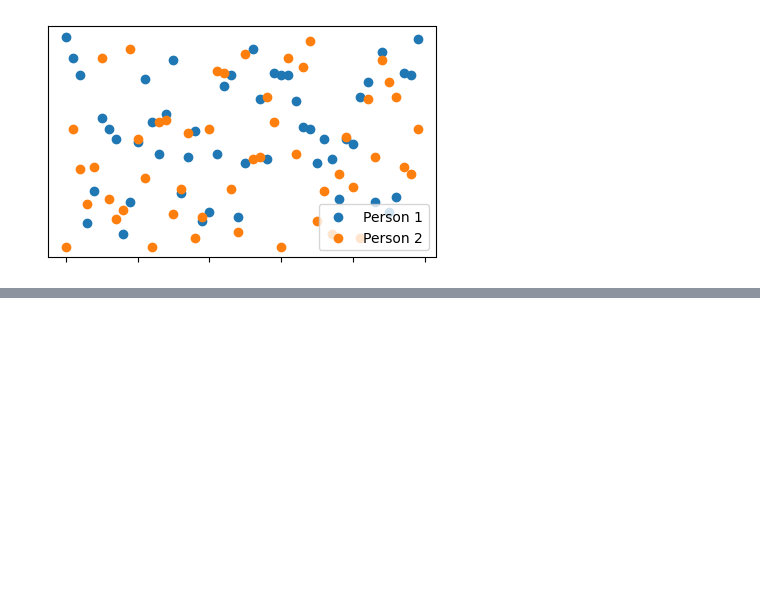
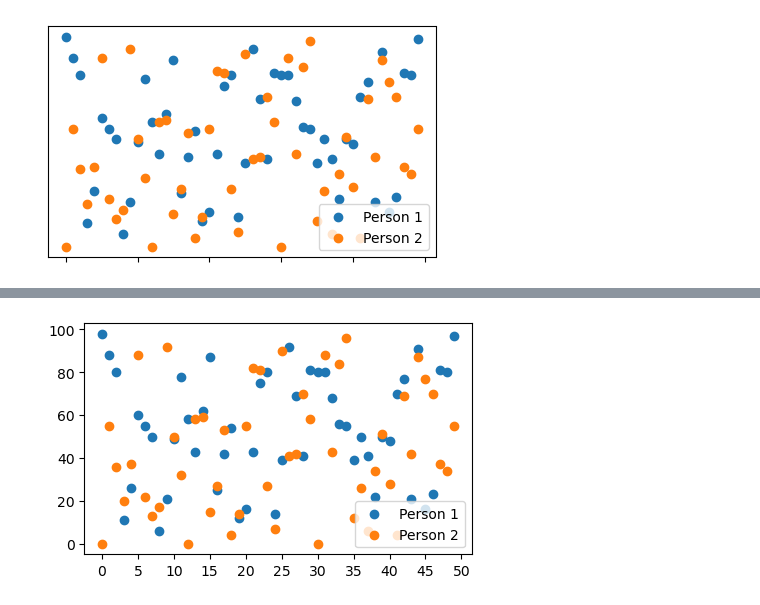
Before and after one commit to eman-nishat/visualization, a Jupyter notebook: 02_activities/assignments/participation/lecture-3-20250429.ipynb, the cells around one changed output, grey strips where cells are left out. Cells and saved outputs as stored; diff of their text form; code cells hidden in the pictures; blank space fills up the shorter version.

```diff
--- a/02_activities/assignments/participation/lecture-3-20250429.ipynb
+++ b/02_activities/assignments/participation/lecture-3-20250429.ipynb
@@ -141,0 +152,10 @@ ax.xaxis.set_major_formatter(plt.NullFormatter()) # for x-axis, still have tick
+# %%
+# setting tick mark intervals
+fig, ax = plt.subplots(figsize=(5,3))
+
+ax.scatter(x,y1, label = "Person 1")
+ax.scatter(x,y2, label = "Person 2")
+ax.legend(loc="lower right")
+ax.xaxis.set_major_locator(plt.MultipleLocator(5)) # setting intervals of 5 on x-axis
+# %% [output]
+[figure, added]
```
Also changed, not shown: parts of 7 cells of this notebook.
